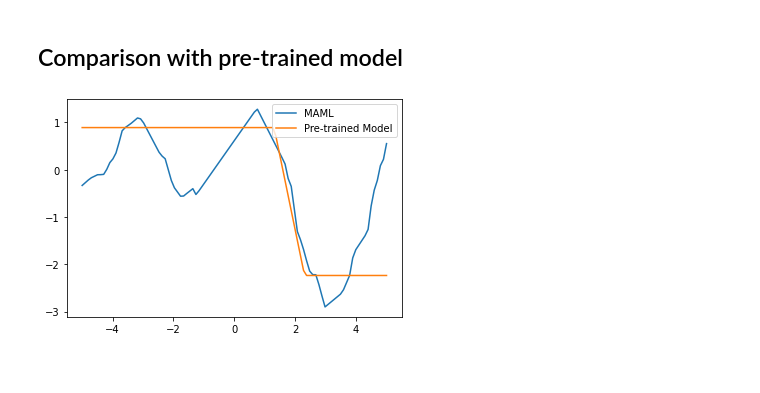
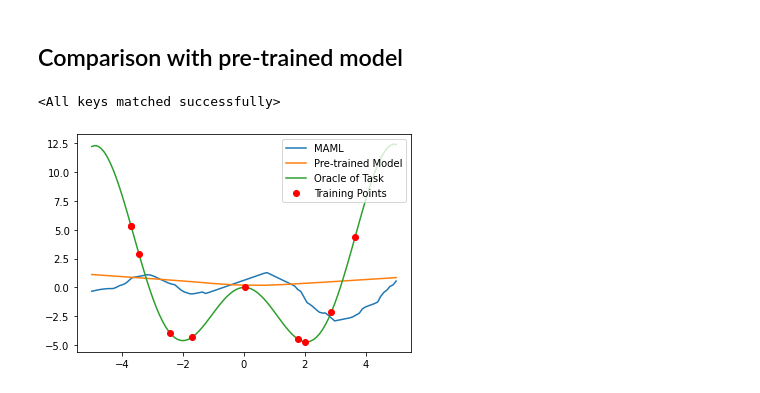
Before and after one commit to josh-strong/MAML, a Jupyter notebook: MAML_PyTorch.ipynb, the cells around one changed output. Saved outputs shown, nothing was run; the diff lists cells and outputs as text; code cells hidden in the pictures.

```diff
--- a/MAML_PyTorch.ipynb
+++ b/MAML_PyTorch.ipynb
@@ -40,7 +46,10 @@ class Model(nn.Module):
     x = self.fc3(x)
     return x
 # %%
+# Sine_Task_Distribution is a class which determines the distributions from which
+# tasks are sampled from.
 class Sine_Task_Distribution():
+
   def __init__(self, power_min, power_max, amplitude_min, amplitude_max, phase_min, phase_max, xmin, xmax):
     self.power_min = power_min
     self.power_max = power_max
@@ -52,6 +61,9 @@ class Sine_Task_Distribution():
     self.xmax = xmax
 
   def sample_task(self):
+    """
+    sample_task: randomly samples a task from a given distribution
+    """
     amplitude = np.random.uniform(self.amplitude_min, self.amplitude_max)
     power = np.random.randint(self.power_min,self.power_max+1)
     phase = np.random.uniform(self.phase_min, self.phase_max)
@@ -277,23 +311,18 @@ plt.show()
 # %%
 ## Fine-tuning task 2
 
-x_train,y_train = testing_task2.sample_data(10)
+x_train_task2,y_train_task2 = testing_task2.sample_data(10)
 
 fine_tuning_steps=10
 criterion = nn.MSELoss(reduction='mean')
 optimizer = torch.optim.Adam(fine_tuned_model2.parameters(),lr=0.02)
 
 for step in range(fine_tuning_steps):
-  y_pred = fine_tuned_model2(x_train)
+  y_pred = fine_tuned_model2(x_train_task2)
 
-  loss = criterion(y_pred,y_train)
+  loss = criterion(y_pred,y_train_task2)
 
   optimizer.zero_grad()
   loss.backward()
   optimizer.step()
-
-  if step == 1:
-    fine_tuned_once_model2 = copy.deepcopy(saved_model)
-  if step == 5:
-    fine_tuned_five_model2 = copy.deepcopy(saved_model)
 # %%
@@ -350,12 +413,20 @@ pre_trained_model_copy = copy.deepcopy(pre_trained_model)
+# %%
+pre_trained_model = Model().to('cuda')
+model.load_state_dict(avgModel)
+# %% [output]
+<All keys matched successfully>
 # %%
-## Visualise pre-trained model
+# Visualise pre-trained model, MAML parameters
+# and task 2 oracle
 output_pre_trained = [pre_trained_model(item.unsqueeze(-1)).cpu().detach().numpy() for item in x]
 output_MAML = [saved_model(item.unsqueeze(-1)).cpu().detach().numpy() for item in x]
 
 plt.plot(x.cpu(),output_MAML,label="MAML")
 plt.plot(x.cpu(),output_pre_trained,label="Pre-trained Model")
+plt.plot(x.cpu(),testing_task2.oracle(x.cpu()),label="Oracle of Task")
+plt.plot(x_train_task2.cpu(),y_train_task2.cpu(),'ro',label="Training Points")
 
 plt.legend(loc="upper right")
 plt.show()
 # %% [output]
-[figure, old version]
+[figure, new version]
```
Also changed, not shown: parts of 24 cells of this notebook.
